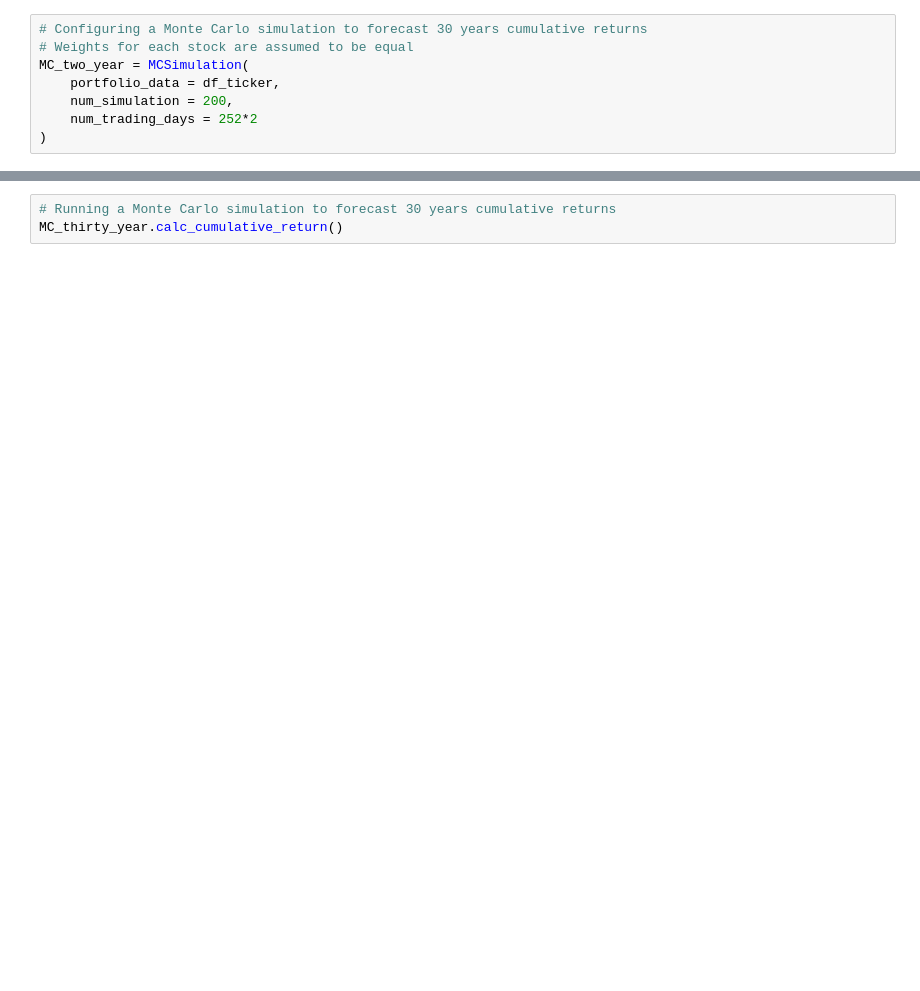
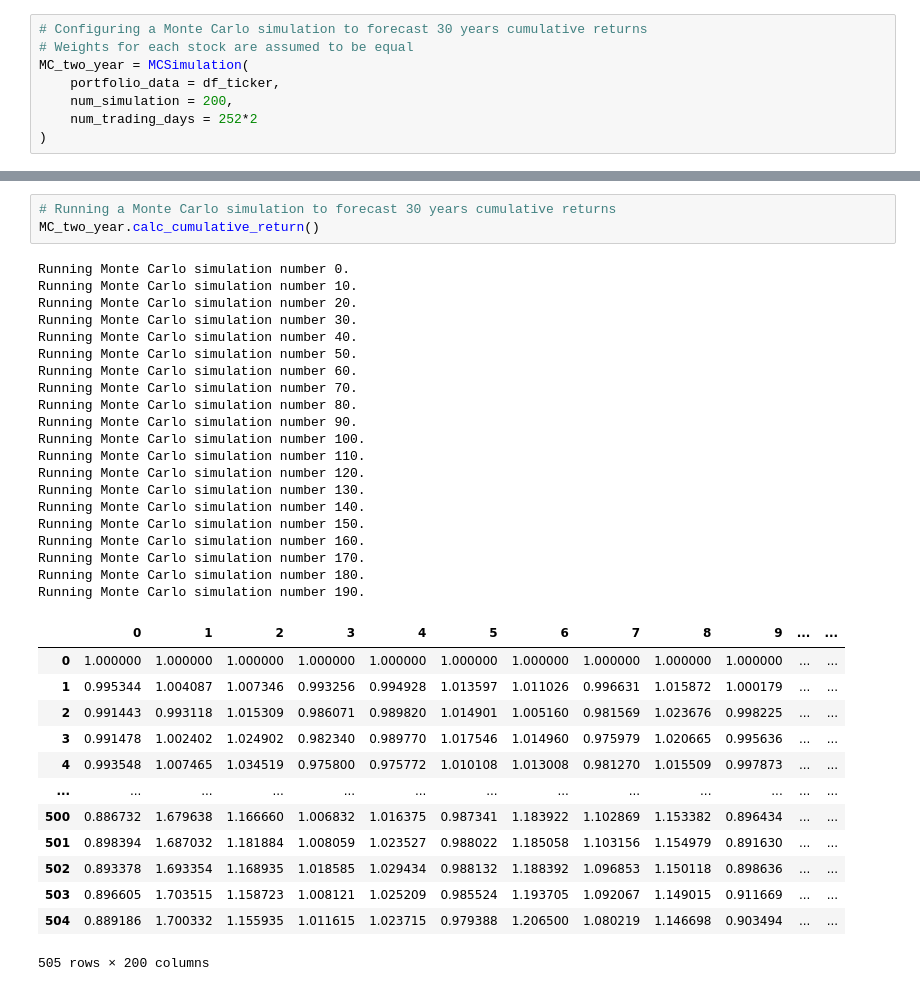
Before and after one commit to kaylah176/Project1, a Jupyter notebook: Idealized_Portfolio.ipynb, the cells around one changed output, grey strips where cells are left out. Cells and saved outputs as stored; diff of their text form; blank space fills up the shorter version.

```diff
--- a/Idealized_Portfolio.ipynb
+++ b/Idealized_Portfolio.ipynb
@@ -243,6 +263,40 @@ MC_two_year.portfolio_data.head()
 # %%
 # Running a Monte Carlo simulation to forecast 30 years cumulative returns
-MC_thirty_year.calc_cumulative_return()
+MC_two_year.calc_cumulative_return()
+# %% [output]
+Running Monte Carlo simulation number 0.
+Running Monte Carlo simulation number 10.
+Running Monte Carlo simulation number 20.
+Running Monte Carlo simulation number 30.
+Running Monte Carlo simulation number 40.
+Running Monte Carlo simulation number 50.
+Running Monte Carlo simulation number 60.
+Running Monte Carlo simulation number 70.
+Running Monte Carlo simulation number 80.
+Running Monte Carlo simulation number 90.
+Running Monte Carlo simulation number 100.
+Running Monte Carlo simulation number 110.
+Running Monte Carlo simulation number 120.
+Running Monte Carlo simulation number 130.
+Running Monte Carlo simulation number 140.
+Running Monte Carlo simulation number 150.
+Running Monte Carlo simulation number 160.
+Running Monte Carlo simulation number 170.
+Running Monte Carlo simulation number 180.
+Running Monte Carlo simulation number 190.
+|  | 0 | 1 | 2 | 3 | 4 | 5 | 6 | 7 | 8 | 9 | ... | ... |
+| 0 | 1.000000 | 1.000000 | 1.000000 | 1.000000 | 1.000000 | 1.000000 | 1.000000 | 1.000000 | 1.000000 | 1.000000 | ... | ... |
+| 1 | 0.995344 | 1.004087 | 1.007346 | 0.993256 | 0.994928 | 1.013597 | 1.011026 | 0.996631 | 1.015872 | 1.000179 | ... | ... |
+| 2 | 0.991443 | 0.993118 | 1.015309 | 0.986071 | 0.989820 | 1.014901 | 1.005160 | 0.981569 | 1.023676 | 0.998225 | ... | ... |
+| 3 | 0.991478 | 1.002402 | 1.024902 | 0.982340 | 0.989770 | 1.017546 | 1.014960 | 0.975979 | 1.020665 | 0.995636 | ... | ... |
+| 4 | 0.993548 | 1.007465 | 1.034519 | 0.975800 | 0.975772 | 1.010108 | 1.013008 | 0.981270 | 1.015509 | 0.997873 | ... | ... |
+| ... | ... | ... | ... | ... | ... | ... | ... | ... | ... | ... | ... | ... |
+| 500 | 0.886732 | 1.679638 | 1.166660 | 1.006832 | 1.016375 | 0.987341 | 1.183922 | 1.102869 | 1.153382 | 0.896434 | ... | ... |
+| 501 | 0.898394 | 1.687032 | 1.181884 | 1.008059 | 1.023527 | 0.988022 | 1.185058 | 1.103156 | 1.154979 | 0.891630 | ... | ... |
+| 502 | 0.893378 | 1.693354 | 1.168935 | 1.018585 | 1.029434 | 0.988132 | 1.188392 | 1.096853 | 1.150118 | 0.898636 | ... | ... |
+| 503 | 0.896605 | 1.703515 | 1.158723 | 1.008121 | 1.025209 | 0.985524 | 1.193705 | 1.092067 | 1.149015 | 0.911669 | ... | ... |
+| 504 | 0.889186 | 1.700332 | 1.155935 | 1.011615 | 1.023715 | 0.979388 | 1.206500 | 1.080219 | 1.146698 | 0.903494 | ... | ... |
+505 rows × 200 columns
 # %%
 import matplotlib.pyplot as plt
 
```
Also changed, not shown: parts of 5 cells of this notebook.
